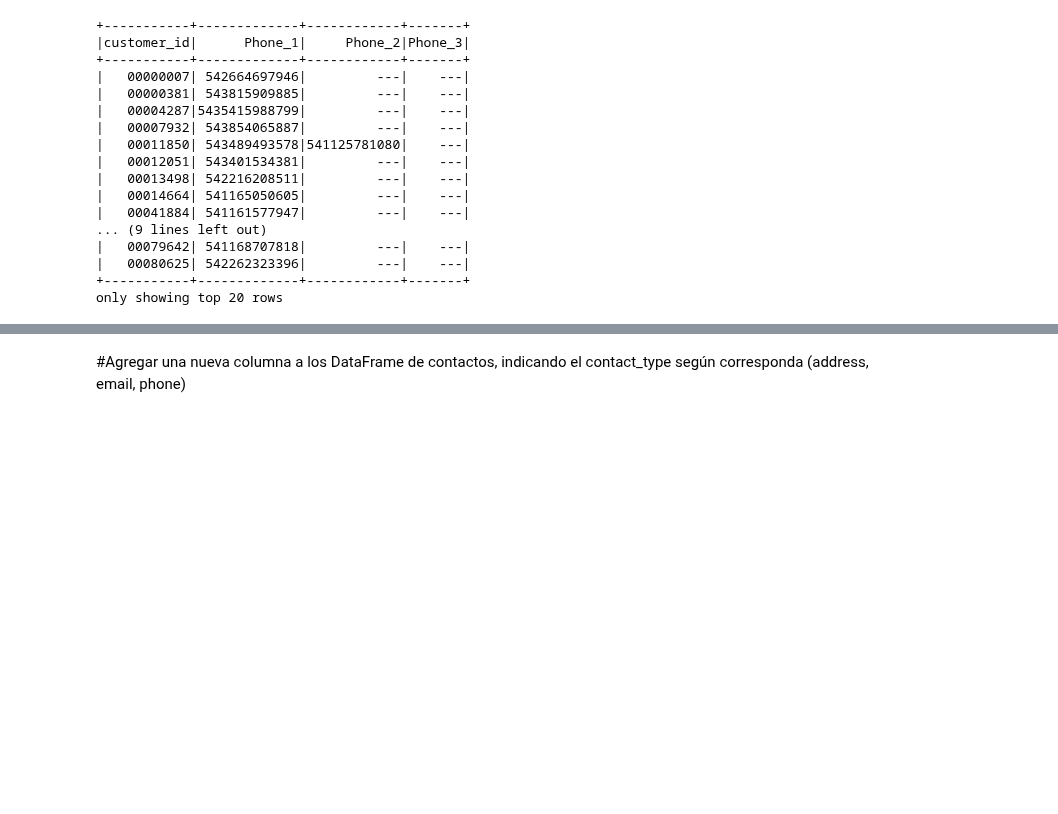
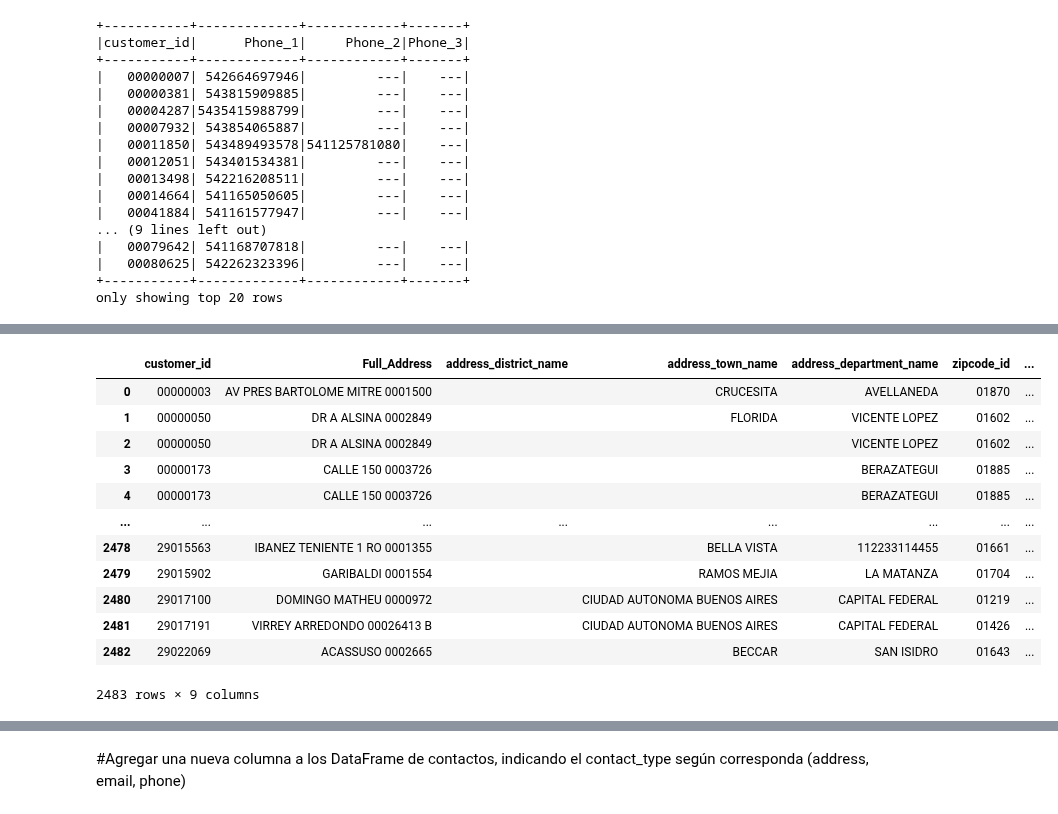
Before and after one commit to iGhostlp/Albus, a Jupyter notebook: Proyecto_BBVA.ipynb, the cells around one changed output, grey strips where cells are left out. Drawn from its saved outputs; the diff is of its cells as text; code cells hidden in the pictures; blank space fills up the shorter version.

```diff
--- a/Proyecto_BBVA.ipynb
+++ b/Proyecto_BBVA.ipynb
@@ -253,0 +354,21 @@ only showing top 20 rows
+# %%
+window = Window.partitionBy(df_address_sorted.customer_id).orderBy(desc(df_address_sorted.last_change_date))
+# %%
+df_address = df_address_sorted.withColumn('row_num', row_number().over(window))
+# %%
+df_address = df_address.filter(df_address.row_num <= 3)
+df_address.toPandas()
+# %% [output]
+|  | customer_id | Full_Address | address_district_name | address_town_name | address_department_name | zipcode_id | ... |
+| 0 | 00000003 | AV PRES BARTOLOME MITRE 0001500 |  | CRUCESITA | AVELLANEDA | 01870 | ... |
+| 1 | 00000050 | DR A ALSINA 0002849 |  | FLORIDA | VICENTE LOPEZ | 01602 | ... |
+| 2 | 00000050 | DR A ALSINA 0002849 |  |  | VICENTE LOPEZ | 01602 | ... |
+| 3 | 00000173 | CALLE 150 0003726 |  |  | BERAZATEGUI | 01885 | ... |
+| 4 | 00000173 | CALLE 150 0003726 |  |  | BERAZATEGUI | 01885 | ... |
+| ... | ... | ... | ... | ... | ... | ... | ... |
+| 2478 | 29015563 | IBANEZ TENIENTE 1 RO 0001355 |  | BELLA VISTA | 112233114455 | 01661 | ... |
+| 2479 | 29015902 | GARIBALDI 0001554 |  | RAMOS MEJIA | LA MATANZA | 01704 | ... |
+| 2480 | 29017100 | DOMINGO MATHEU 0000972 |  | CIUDAD AUTONOMA BUENOS AIRES | CAPITAL FEDERAL | 01219 | ... |
+| 2481 | 29017191 | VIRREY ARREDONDO 00026413 B |  | CIUDAD AUTONOMA BUENOS AIRES | CAPITAL FEDERAL | 01426 | ... |
+| 2482 | 29022069 | ACASSUSO 0002665 |  | BECCAR | SAN ISIDRO | 01643 | ... |
+2483 rows × 9 columns
```
Also changed, not shown: parts of 48 cells of this notebook.
